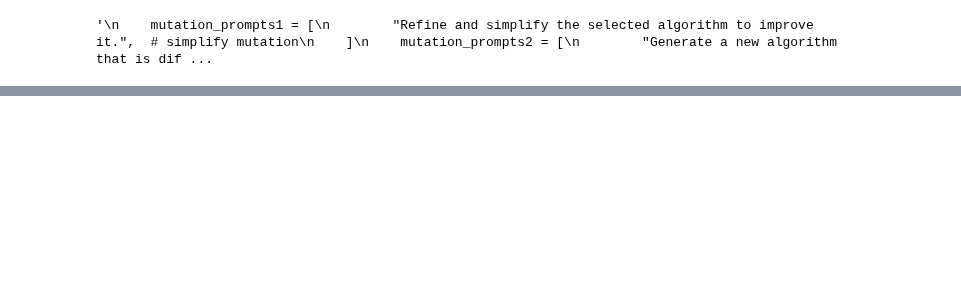
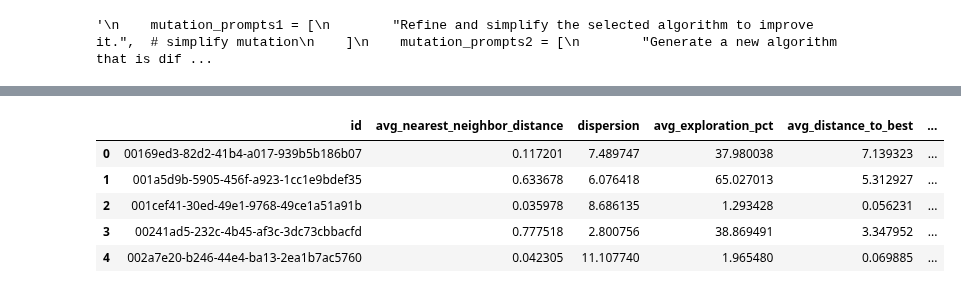
Before and after one commit to XAI-liacs/BLADE, a Jupyter notebook: examples/visualize_bbob.ipynb, the cells around one changed output, grey strips where cells are left out. Cells and saved outputs as stored; diff of their text form; code cells hidden in the pictures; blank space fills up the shorter version.

```diff
--- a/examples/visualize_bbob.ipynb
+++ b/examples/visualize_bbob.ipynb
@@ -164,3 +162,22 @@ df.describe()
+# %%
+# First let's look at the overall fitness and behaviour per alg id.
+num_cols = df.select_dtypes('number').columns          # all numeric columns
+agg_map  = {c: 'mean' for c in num_cols} | {           # mean for numbers
+            'method_name': 'first',                    # keep one value
+            'problem_name': 'first'}                   #  – they should be constant per id
+
+df_all = (df
+          .groupby('id', as_index=False)
+          .agg(agg_map))
+
+df_all.head()
+# %% [output]
+|  | id | avg_nearest_neighbor_distance | dispersion | avg_exploration_pct | avg_distance_to_best | ... |
+| 0 | 00169ed3-82d2-41b4-a017-939b5b186b07 | 0.117201 | 7.489747 | 37.980038 | 7.139323 | ... |
+| 1 | 001a5d9b-5905-456f-a923-1cc1e9bdef35 | 0.633678 | 6.076418 | 65.027013 | 5.312927 | ... |
+| 2 | 001cef41-30ed-49e1-9768-49ce1a51a91b | 0.035978 | 8.686135 | 1.293428 | 0.056231 | ... |
+| 3 | 00241ad5-232c-4b45-af3c-3dc73cbbacfd | 0.777518 | 2.800756 | 38.869491 | 3.347952 | ... |
+| 4 | 002a7e20-b246-44e4-ba13-2ea1b7ac5760 | 0.042305 | 11.107740 | 1.965480 | 0.069885 | ... |
 # %%
 import numpy as np
 import pandas as pd
```
Also changed, not shown: parts of 6 cells of this notebook, 1 other file.
